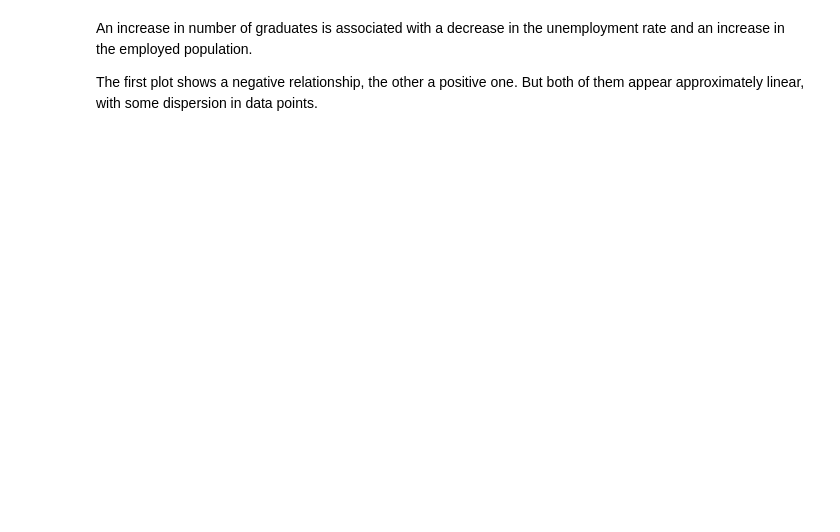
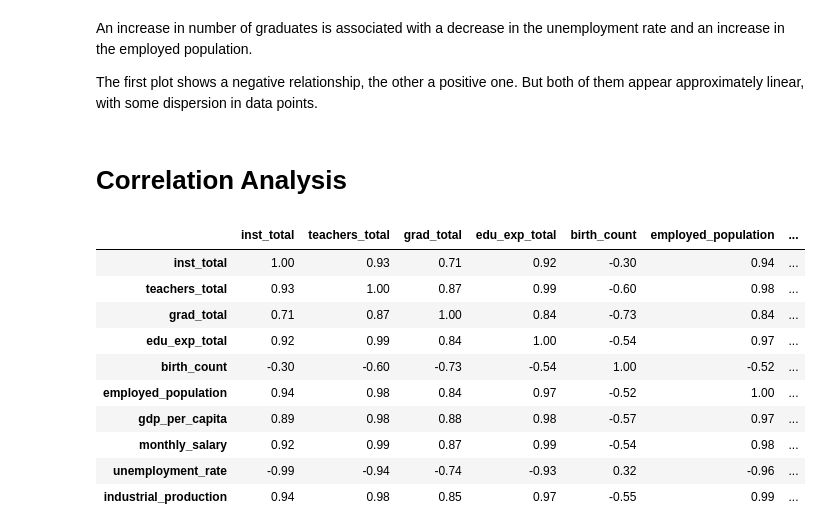
Before and after one commit to rus5sp/DAV-Project, a Jupyter notebook: eda.ipynb, the cells around one changed output. Drawn from its saved outputs; the diff is of its cells as text; code cells hidden in the pictures; blank space fills up the shorter version.

```diff
--- a/eda.ipynb
+++ b/eda.ipynb
@@ -340,3 +340,20 @@ plt.show()
 An increase in number of graduates is associated with a decrease in the unemployment rate and an increase in the employed population.
 
 The first plot shows a negative relationship, the other a positive one. But both of them appear approximately linear, with some dispersion in data points.
+# %% [markdown]
+# Correlation Analysis
+# %%
+edu_eco_corr = df[education_cols + economy_cols].corr()
+edu_eco_corr
+# %% [output]
+|  | inst_total | teachers_total | grad_total | edu_exp_total | birth_count | employed_population | ... |
+| inst_total | 1.00 | 0.93 | 0.71 | 0.92 | -0.30 | 0.94 | ... |
+| teachers_total | 0.93 | 1.00 | 0.87 | 0.99 | -0.60 | 0.98 | ... |
+| grad_total | 0.71 | 0.87 | 1.00 | 0.84 | -0.73 | 0.84 | ... |
+| edu_exp_total | 0.92 | 0.99 | 0.84 | 1.00 | -0.54 | 0.97 | ... |
+| birth_count | -0.30 | -0.60 | -0.73 | -0.54 | 1.00 | -0.52 | ... |
+| employed_population | 0.94 | 0.98 | 0.84 | 0.97 | -0.52 | 1.00 | ... |
+| gdp_per_capita | 0.89 | 0.98 | 0.88 | 0.98 | -0.57 | 0.97 | ... |
+| monthly_salary | 0.92 | 0.99 | 0.87 | 0.99 | -0.54 | 0.98 | ... |
+| unemployment_rate | -0.99 | -0.94 | -0.74 | -0.93 | 0.32 | -0.96 | ... |
+| industrial_production | 0.94 | 0.98 | 0.85 | 0.97 | -0.55 | 0.99 | ... |
```
Also changed, not shown: parts of 3 cells of this notebook.
